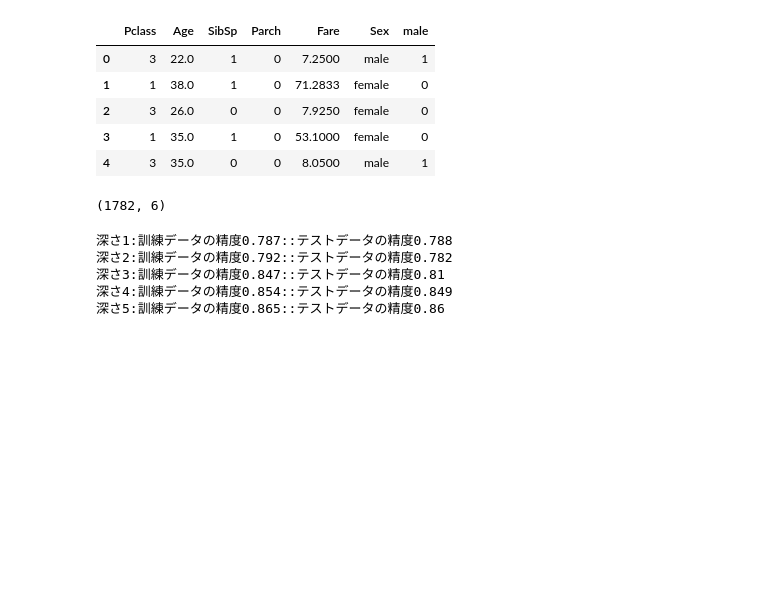
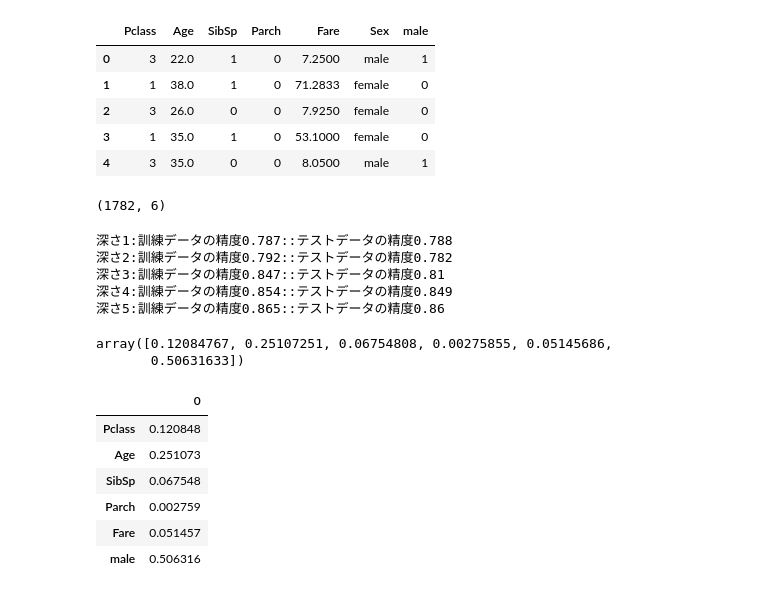
Before and after one commit to yamaguchinorimitsu/ajax_app, a Jupyter notebook: スッキリ機械第７章.ipynb, the cells around one changed output. Drawn from its saved outputs; the diff is of its cells as text; code cells hidden in the pictures; blank space fills up the shorter version.

```diff
--- a/スッキリ機械第７章.ipynb
+++ b/スッキリ機械第７章.ipynb
@@ -294,3 +294,18 @@ s1,s2,model = learn(x_new,t,depth = 5)
 import pickle
 with open('survived.pkl','wb') as f:
     pickle.dump(model,f)
+# %%
+model.feature_importances_
+# %% [output]
+array([0.12084767, 0.25107251, 0.06754808, 0.00275855, 0.05145686,
+       0.50631633])
+# %%
+pd.DataFrame(model.feature_importances_,index=x_new.columns)
+# %% [output]
+|  | 0 |
+| Pclass | 0.120848 |
+| Age | 0.251073 |
+| SibSp | 0.067548 |
+| Parch | 0.002759 |
+| Fare | 0.051457 |
+| male | 0.506316 |
```
